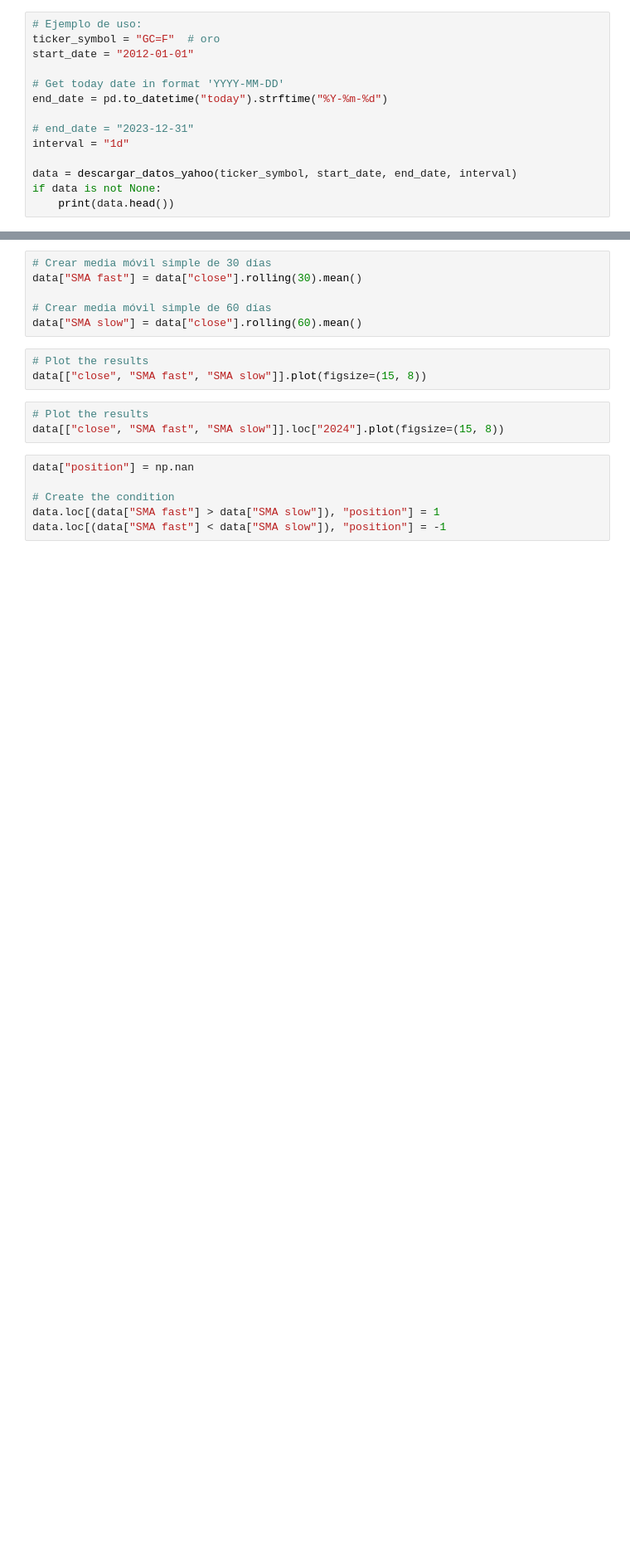
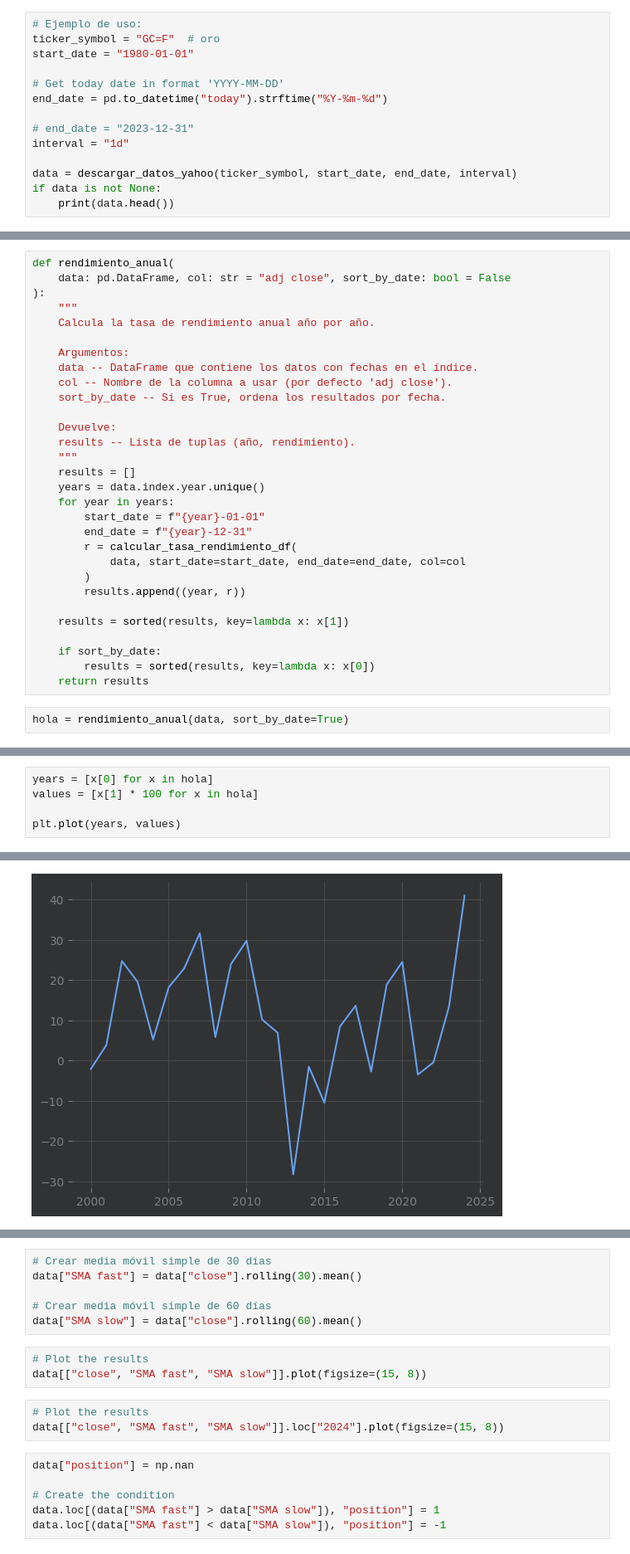
Before and after one commit to LuisTellezSirocco/gold-diggers, a Jupyter notebook: Notebooks/trading_algo_gold.ipynb, the cells around one changed output, grey strips where cells are left out. Shown at 83% size. Cells and saved outputs as stored; diff of their text form; blank space fills up the shorter version.

```diff
--- a/Notebooks/trading_algo_gold.ipynb
+++ b/Notebooks/trading_algo_gold.ipynb
@@ -13,7 +16,7 @@ configurar_grafica()
 # %%
 # Ejemplo de uso:
 ticker_symbol = "GC=F"  # oro
-start_date = "2012-01-01"
+start_date = "1980-01-01"
 
 # Get today date in format 'YYYY-MM-DD'
 end_date = pd.to_datetime("today").strftime("%Y-%m-%d")
@@ -64,0 +98,32 @@ np.float64(0.23652053657807848)
+# %%
+def rendimiento_anual(
+    data: pd.DataFrame, col: str = "adj close", sort_by_date: bool = False
+):
+    """
+    Calcula la tasa de rendimiento anual año por año.
+
+    Argumentos:
+    data -- DataFrame que contiene los datos con fechas en el índice.
+    col -- Nombre de la columna a usar (por defecto 'adj close').
+    sort_by_date -- Si es True, ordena los resultados por fecha.
+
+    Devuelve:
+    results -- Lista de tuplas (año, rendimiento).
+    """
+    results = []
+    years = data.index.year.unique()
+    for year in years:
+        start_date = f"{year}-01-01"
+        end_date = f"{year}-12-31"
+        r = calcular_tasa_rendimiento_df(
+            data, start_date=start_date, end_date=end_date, col=col
+        )
+        results.append((year, r))
+
+    results = sorted(results, key=lambda x: x[1])
+
+    if sort_by_date:
+        results = sorted(results, key=lambda x: x[0])
+    return results
+# %%
+hola = rendimiento_anual(data, sort_by_date=True)
@@ -64,0 +148,6 @@ np.float64(0.23652053657807848)
+# %%
+years = [x[0] for x in hola]
+values = [x[1] * 100 for x in hola]
+
+plt.plot(years, values)
+# %% [output]
@@ -64,0 +155 @@ np.float64(0.23652053657807848)
+[figure, added]
```
Also changed, not shown: parts of 19 cells of this notebook, 1 other file.
